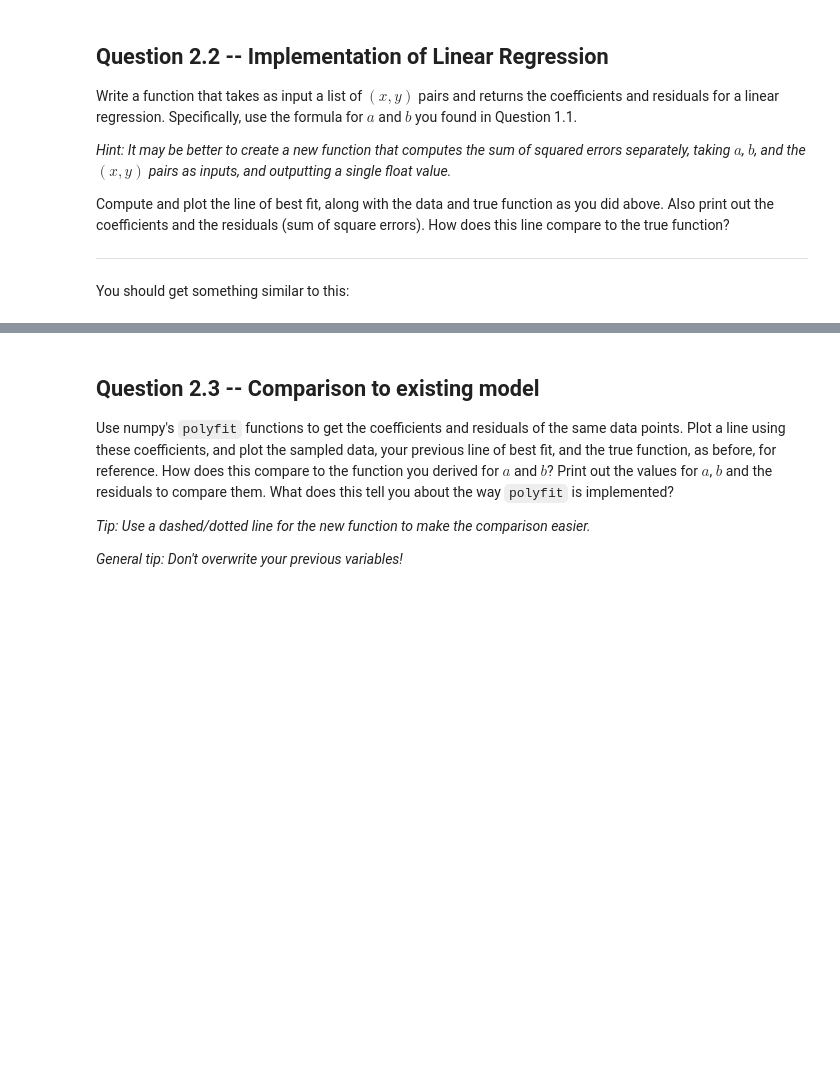
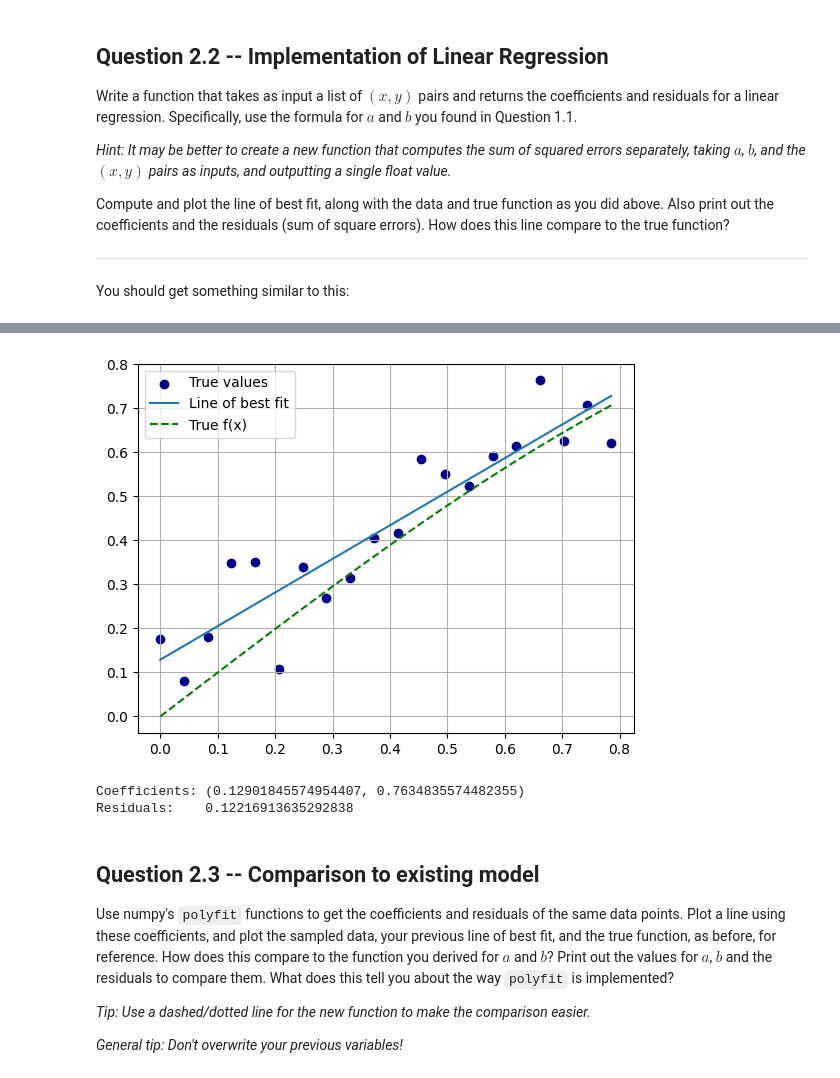
Before and after one commit to mrozalski/TMDL2024, a Jupyter notebook: week1/Assignment_1_Empty.ipynb, the cells around one changed output, grey strips where cells are left out. Saved outputs shown, nothing was run; the diff lists cells and outputs as text; code cells hidden in the pictures; blank space fills up the shorter version.

```diff
--- a/week1/Assignment_1_Empty.ipynb
+++ b/week1/Assignment_1_Empty.ipynb
@@ -104,30 +104,76 @@ You should get something similar to this:
 ![image.png](embedded-picture-1)
 # %%
 def compute_sos(y_true, y_pred):
-    # TODO: your code here
+    sos=0
+    j=-1
+    for i in y_true:
+        j=j+1
+        add = (i-y_pred[j])**2
+        sos=sos+add
     return sos
 
 def lin_reg(xs, ys):
-    # TODO: your code here
+    x_bar = np.mean(xs)
+    y_bar = np.mean(ys)
+    b = np.sum((xs - x_bar) * (ys - y_bar)) / np.sum((xs - x_bar)**2)
+    a = y_bar - b*x_bar
+    predicted_y=a+b*xs
+    res=np.sum((ys-predicted_y)**2)
     return a, b, res
 
-# TODO: generate line of best fit
-a, b, res = lin_reg(...)
+a, b, res = lin_reg(x,y)
 y_best = b*x+a
+y_correct=np.sin(x)
 
+plt.scatter(x,y, label="True values", color="darkblue")
+plt.plot(x, y_best, label="Line of best fit")
+plt.plot(x, y_correct, label="True f(x)", linestyle="dashed", color="green")
 
-# TODO: plot line of best fit, data, etc
-plt.scatter(...)
-plt.plot(...)
-plt.plot(...)
-
-# make it pretty
 plt.grid()
 plt.legend()
 plt.show()
 
 print("Coefficients:", (a, b))
 print("Residuals:   ", res)
+
+# def compute_sos(y_true, y_pred):
+#     sos=0
+#     for i in y_true:
+#         add = (y_true-y_pred)**2
+#         sos=sos+add
+#     return sos
+
+# def lin_reg(xs, ys):
+#     x_bar = np.mean(xs)
+#     y_bar = np.mean(ys)
+#     b = np.sum((xs - x_bar) * (ys - y_bar)) / np.sum((xs - x_bar)**2)
+#     a = y_bar - b*x_bar
+#     predicted_y=a+b*xs
+#     res=np.sum((ys-predicted_y)**2)
+#     return a, b, res
+
+# xs = np.random.normal(2,1,100)
+# true_a = np.random.uniform(-2, 2)
+# true_b = np.random.uniform(-2, 2)
+# ys=true_a+xs*true_b
+
+# a, b, res = lin_reg(xs,ys)
+# y_best = b*xs+a
+
+# plt.scatter(xs,ys, label="True values", color="darkblue")
+# plt.plot(xs, y_best, label="Line of best fit")
+# plt.plot(xs, ys, label="Line of best fit", linestyle="dashed", color="green")
+
+# plt.grid()
+# plt.legend()
+# plt.show()
+
+# print("Coefficients:", (a, b))
+# print("Residuals:   ", res)
+# %% [output]
+[figure, added]
+Coefficients: (0.12901845574954407, 0.7634835574482355)
+Residuals:    0.12216913635292838
 # %% [markdown]
 ## Question 2.3 -- Comparison to existing model
 
```
Also changed, not shown: parts of 2 cells of this notebook.
